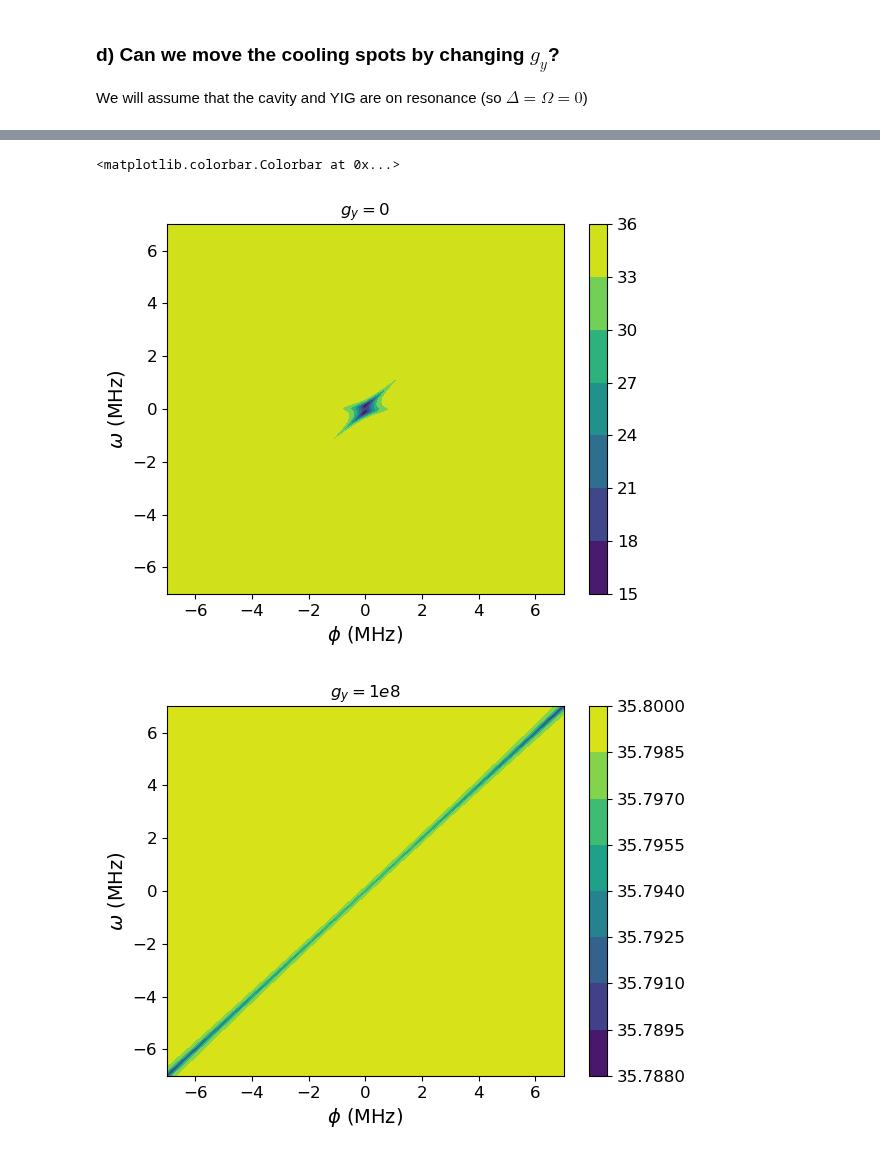
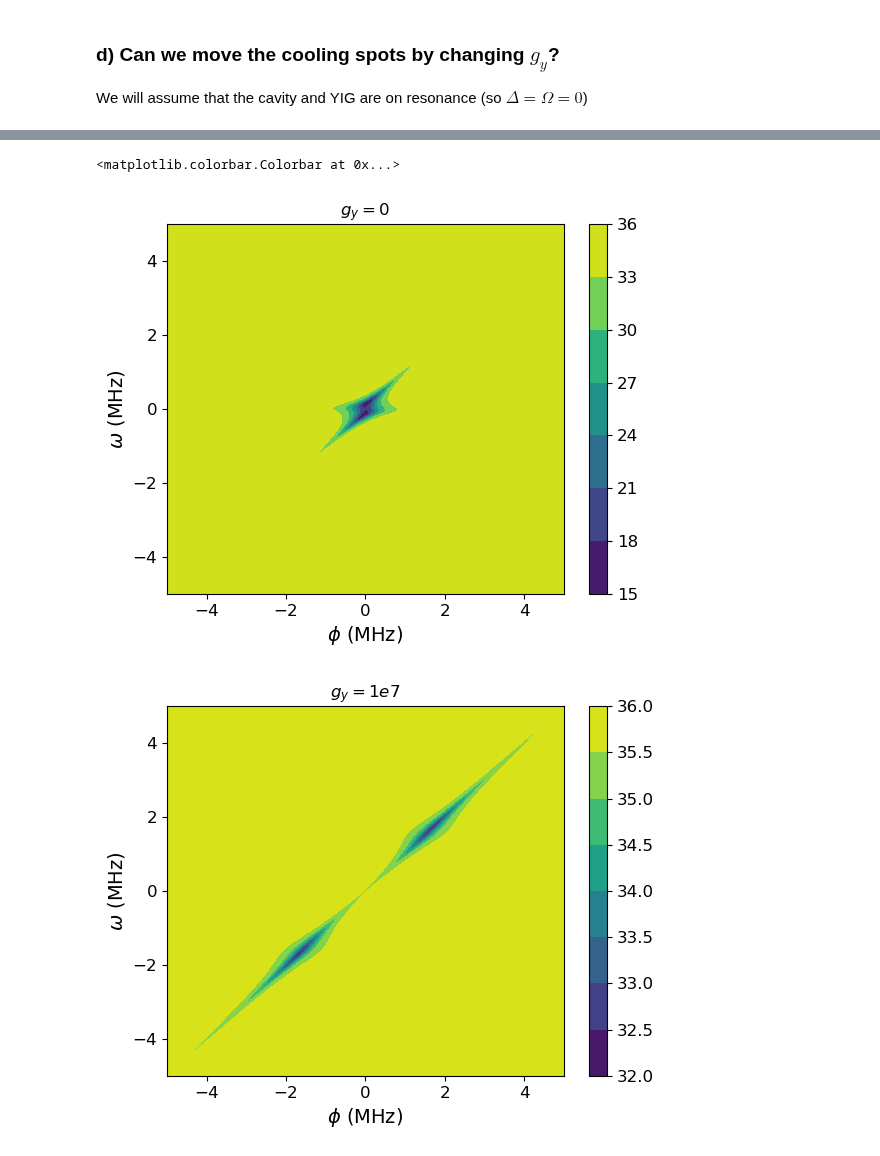
Before and after one commit to jleamer/mode_cooling, a Jupyter notebook: tripartite_cooling.ipynb, the cells around one changed output, grey strips where cells are left out. Saved outputs shown, nothing was run; the diff lists cells and outputs as text; code cells hidden in the pictures.

```diff
--- a/tripartite_cooling.ipynb
+++ b/tripartite_cooling.ipynb
@@ -342,7 +342,7 @@ nc = 0.5 * (1 - P) / P
 # %%
 # Perform polariton calculations - need to loop over gy values
 # First define ϕ and create arrays for storage
-ϕ = np.linspace(-7, 7, 1000) * 2 * np.pi * 1e6
+ϕ = np.linspace(-5, 5, 1000) * 2 * np.pi * 1e6
 pol_a_freqs = np.zeros((len(gy_vals), ϕ.shape[0]), dtype=complex)
 pol_b_freqs = np.zeros((len(gy_vals), ϕ.shape[0]), dtype=complex)
 pol_c_freqs = np.zeros((len(gy_vals), ϕ.shape[0]), dtype=complex)
@@ -384,6 +384,6 @@ MovieWriter ffmpeg unavailable; using Pillow instead.
 # %%
 # Calculate the spectrum
-ω = np.linspace(-7, 7, 1000) * 2 * np.pi * 1e6
+ω = np.linspace(-5, 5, 1000) * 2 * np.pi * 1e6
 ωm, ϕm = np.meshgrid(ω, ϕ)
 
 # Set up array for storage
@@ -396,20 +396,20 @@ for i in range(len(gy_vals)):
 # %%
 fig = plt.figure(1)
 ax = fig.subplots(1, 1, sharey='all')
 im = ax.contourf(ϕm / (2 * np.pi * 1e6), ωm / (2 * np.pi * 1e6), output_spec[0])
 ax.set_xlabel("$\\phi$ (MHz)")
 ax.set_ylabel("$\\omega$ (MHz)")
 ax.set_title("$g_y = 0$")
 fig.colorbar(im)
 
 fig2 = plt.figure(2)
 ax = fig2.subplots(1, 1, sharey='all')
-im = ax.contourf(ϕm / (2 * np.pi * 1e6), ωm / (2 * np.pi * 1e6), output_spec[-1])
+im = ax.contourf(ϕm / (2 * np.pi * 1e6), ωm / (2 * np.pi * 1e6), output_spec[-2])
 ax.set_xlabel("$\\phi$ (MHz)")
 ax.set_ylabel("$\\omega$ (MHz)")
-ax.set_title("$g_y = 1e8$")
+ax.set_title("$g_y = 1e7$")
 fig2.colorbar(im)
 # %% [output]
 <matplotlib.colorbar.Colorbar at 0x...>
-[figure, old version]
+[figure, new version]
-[figure, old version]
+[figure, new version]
```
Also changed, not shown: parts of 4 cells of this notebook, 3 other files.
